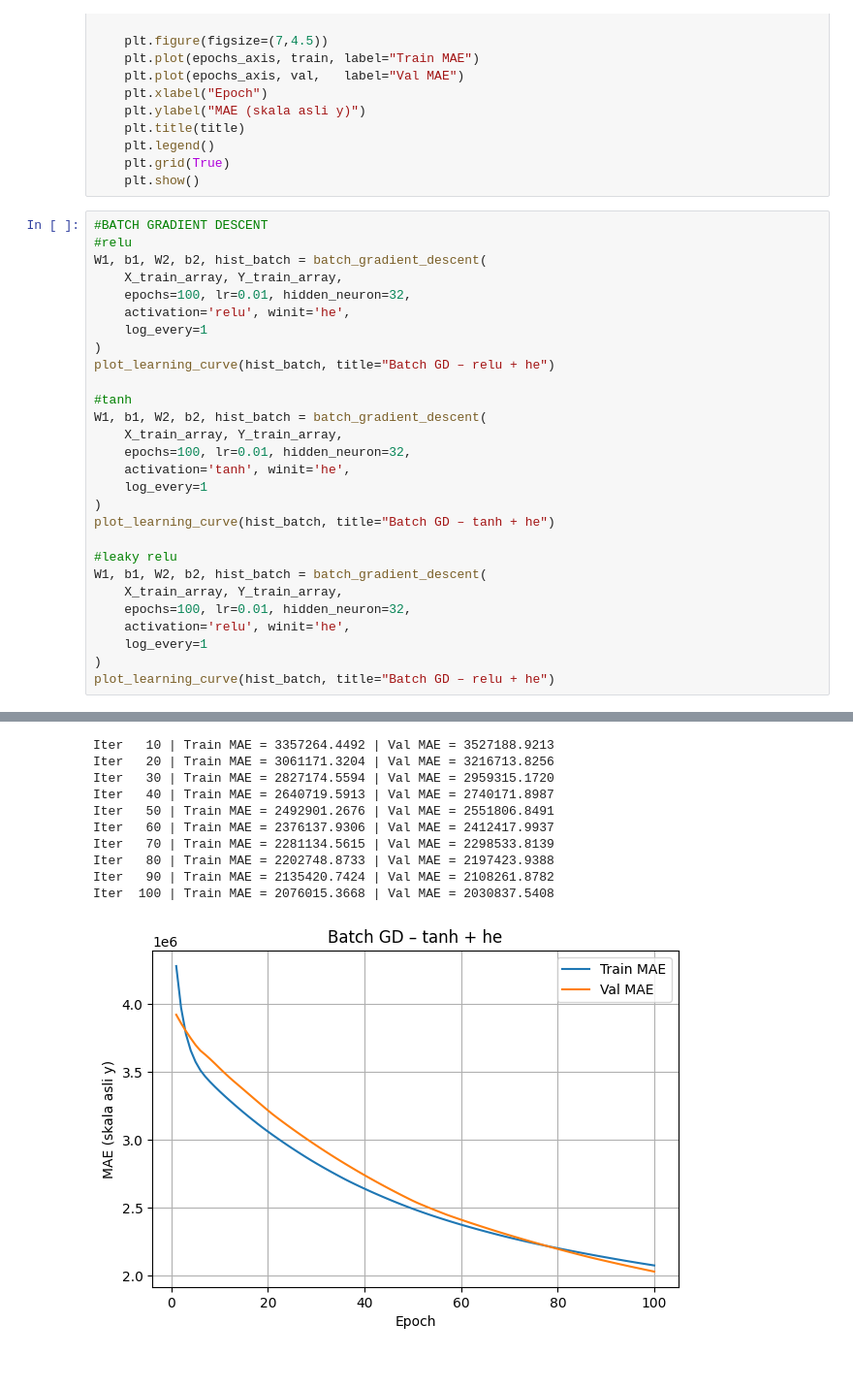
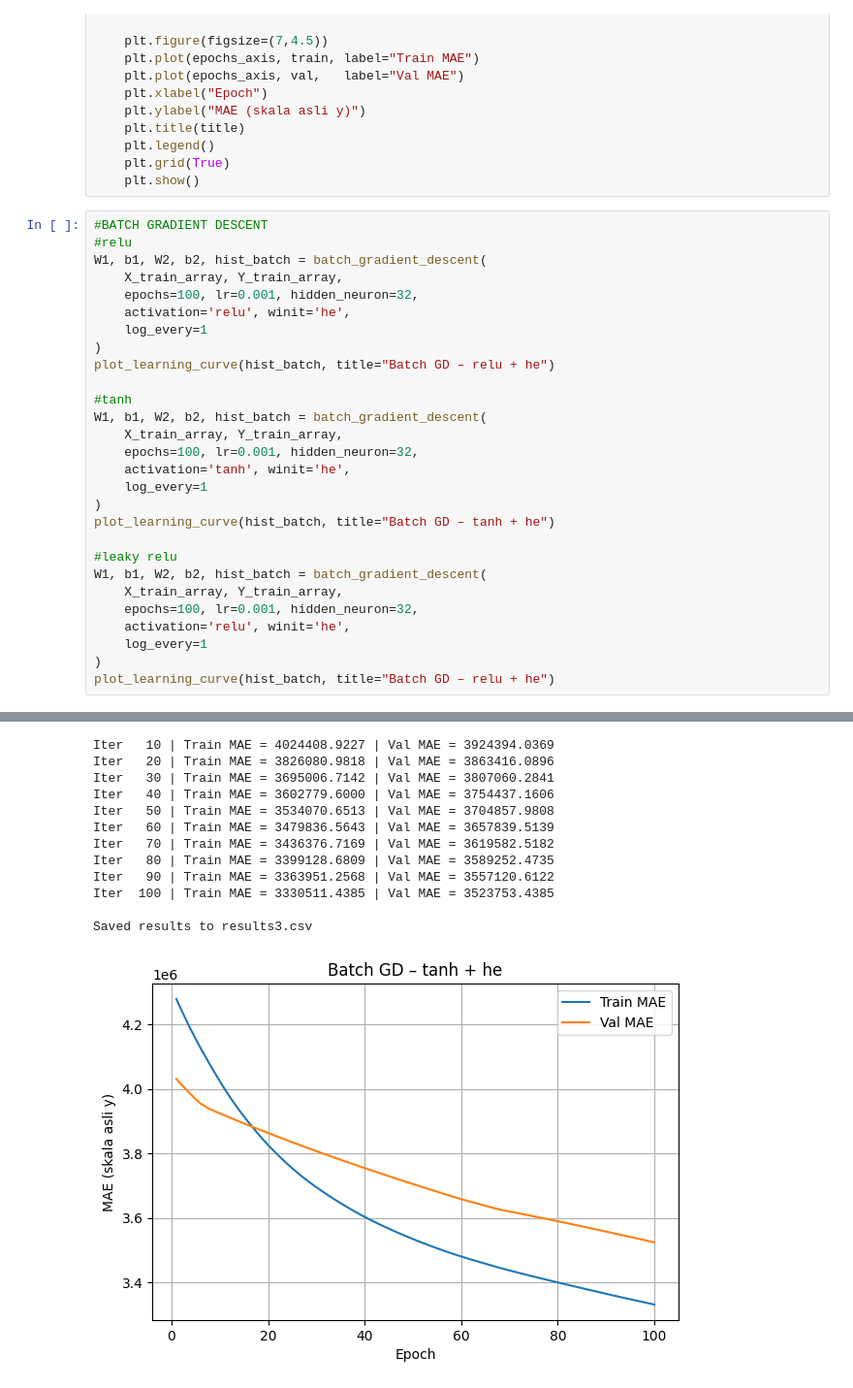
Before and after one commit to audihus/Neural-Network-from-Scratch, a Jupyter notebook: main.ipynb, the cells around one changed output, grey strips where cells are left out. Shown at 97% size. Drawn from its saved outputs; the diff is of its cells as text.

```diff
--- a/main.ipynb
+++ b/main.ipynb
@@ -470,7 +470,7 @@ def plot_learning_curve(history, title="Learning Curve (MAE)"):
 #relu
 W1, b1, W2, b2, hist_batch = batch_gradient_descent(
     X_train_array, Y_train_array,
-    epochs=100, lr=0.01, hidden_neuron=32,
+    epochs=100, lr=0.001, hidden_neuron=32,
     activation='relu', winit='he',
     log_every=1
 )
@@ -479,7 +479,7 @@ plot_learning_curve(hist_batch, title="Batch GD – relu + he")
 #tanh
 W1, b1, W2, b2, hist_batch = batch_gradient_descent(
     X_train_array, Y_train_array,
-    epochs=100, lr=0.01, hidden_neuron=32,
+    epochs=100, lr=0.001, hidden_neuron=32,
     activation='tanh', winit='he',
     log_every=1
 )
@@ -488,7 +488,7 @@ plot_learning_curve(hist_batch, title="Batch GD – tanh + he")
 #leaky relu
 W1, b1, W2, b2, hist_batch = batch_gradient_descent(
     X_train_array, Y_train_array,
-    epochs=100, lr=0.01, hidden_neuron=32,
+    epochs=100, lr=0.001, hidden_neuron=32,
     activation='relu', winit='he',
     log_every=1
 )
@@ -508,11 +510,13 @@ Iter  100 | Train MAE = 1853242.2076 | Val MAE = 1940091.6327
-Iter   10 | Train MAE = 3357264.4492 | Val MAE = 3527188.9213
-Iter   20 | Train MAE = 3061171.3204 | Val MAE = 3216713.8256
-Iter   30 | Train MAE = 2827174.5594 | Val MAE = 2959315.1720
-Iter   40 | Train MAE = 2640719.5913 | Val MAE = 2740171.8987
-Iter   50 | Train MAE = 2492901.2676 | Val MAE = 2551806.8491
-Iter   60 | Train MAE = 2376137.9306 | Val MAE = 2412417.9937
-Iter   70 | Train MAE = 2281134.5615 | Val MAE = 2298533.8139
-Iter   80 | Train MAE = 2202748.8733 | Val MAE = 2197423.9388
-Iter   90 | Train MAE = 2135420.7424 | Val MAE = 2108261.8782
-Iter  100 | Train MAE = 2076015.3668 | Val MAE = 2030837.5408
+Iter   10 | Train MAE = 4024408.9227 | Val MAE = 3924394.0369
+Iter   20 | Train MAE = 3826080.9818 | Val MAE = 3863416.0896
+Iter   30 | Train MAE = 3695006.7142 | Val MAE = 3807060.2841
+Iter   40 | Train MAE = 3602779.6000 | Val MAE = 3754437.1606
+Iter   50 | Train MAE = 3534070.6513 | Val MAE = 3704857.9808
+Iter   60 | Train MAE = 3479836.5643 | Val MAE = 3657839.5139
+Iter   70 | Train MAE = 3436376.7169 | Val MAE = 3619582.5182
+Iter   80 | Train MAE = 3399128.6809 | Val MAE = 3589252.4735
+Iter   90 | Train MAE = 3363951.2568 | Val MAE = 3557120.6122
+Iter  100 | Train MAE = 3330511.4385 | Val MAE = 3523753.4385
+
+Saved results to results3.csv
-[figure, old version]
+[figure, new version]
```
Also changed, not shown: parts of 4 cells of this notebook, 2 other files.
